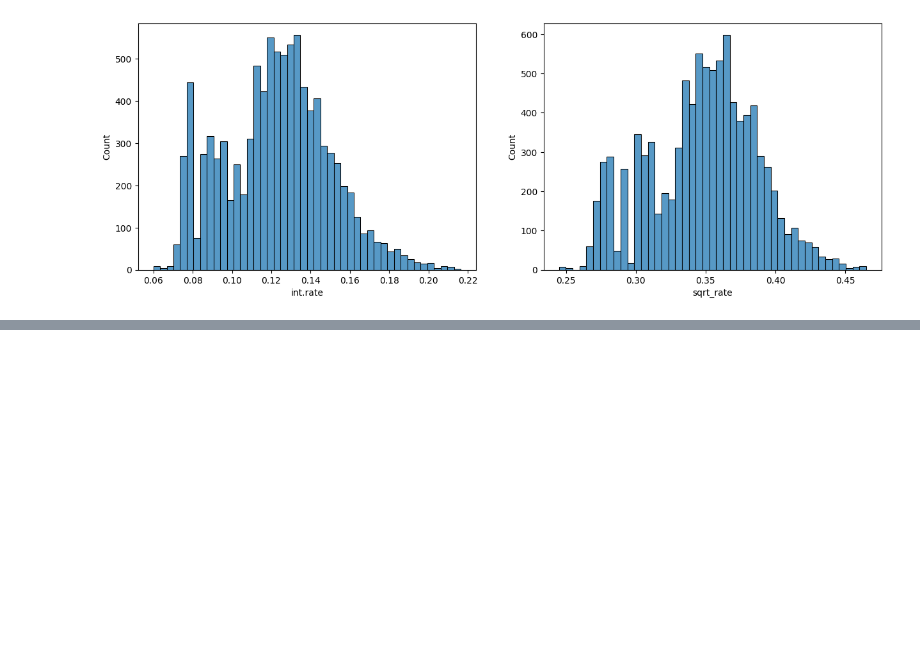
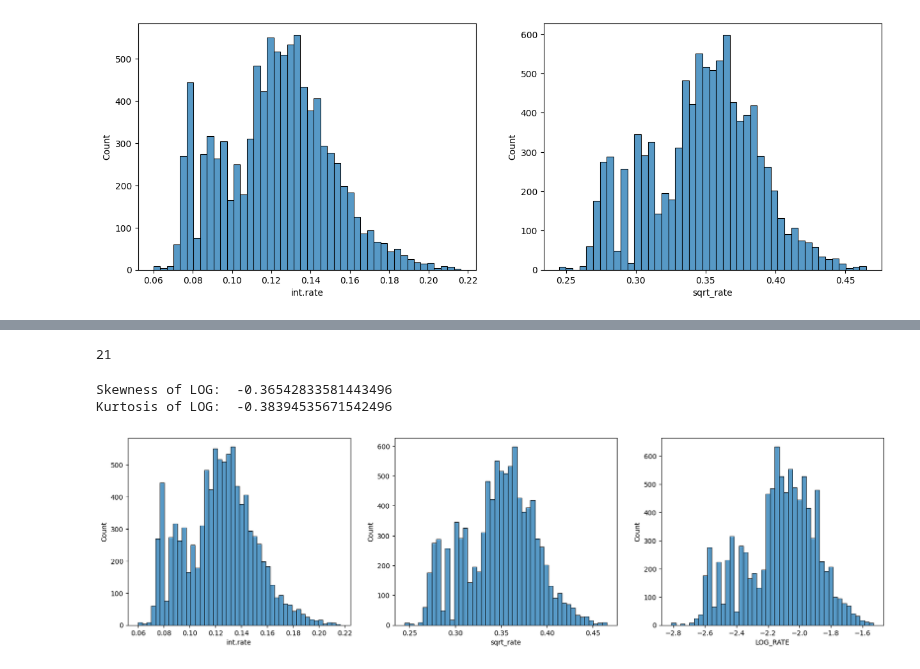
Before and after one commit to najibifar/Data_Analysis, a Jupyter notebook: DataPrepration/Data_Preprocessing_for_loan.ipynb, the cells around one changed output, grey strips where cells are left out. Cells and saved outputs as stored; diff of their text form; code cells hidden in the pictures; blank space fills up the shorter version.

```diff
--- a/DataPrepration/Data_Preprocessing_for_loan.ipynb
+++ b/DataPrepration/Data_Preprocessing_for_loan.ipynb
@@ -165,0 +168,2 @@ plt.show()
+# %%
+df['ZR'] = stats.zscore(df['int.rate'])
@@ -165,0 +201,22 @@ plt.show()
+# %%
+df[(df['ZR']<-3) | (df['ZR']>3)].shape[0]
+# %% [output]
+21
+# %%
+df['LOG_RATE'] = np.log(df['int.rate'])
+
+print("Skewness of LOG: ", df['LOG_RATE'].skew())
+print("Kurtosis of LOG: ", df['LOG_RATE'].kurt())
+# %% [output]
+Skewness of LOG:  -0.36542833581443496
+Kurtosis of LOG:  -0.38394535671542496
+# %%
+fig, axes = plt.subplots(1, 3, figsize=(20, 5))
+
+sns.histplot(df['int.rate'], ax=axes[0])
+sns.histplot(df['sqrt_rate'], ax=axes[1])
+sns.histplot(df['LOG_RATE'], ax=axes[2])
+
+plt.show()
+# %% [output]
+[figure, added]
```
Also changed, not shown: parts of 3 cells of this notebook.
